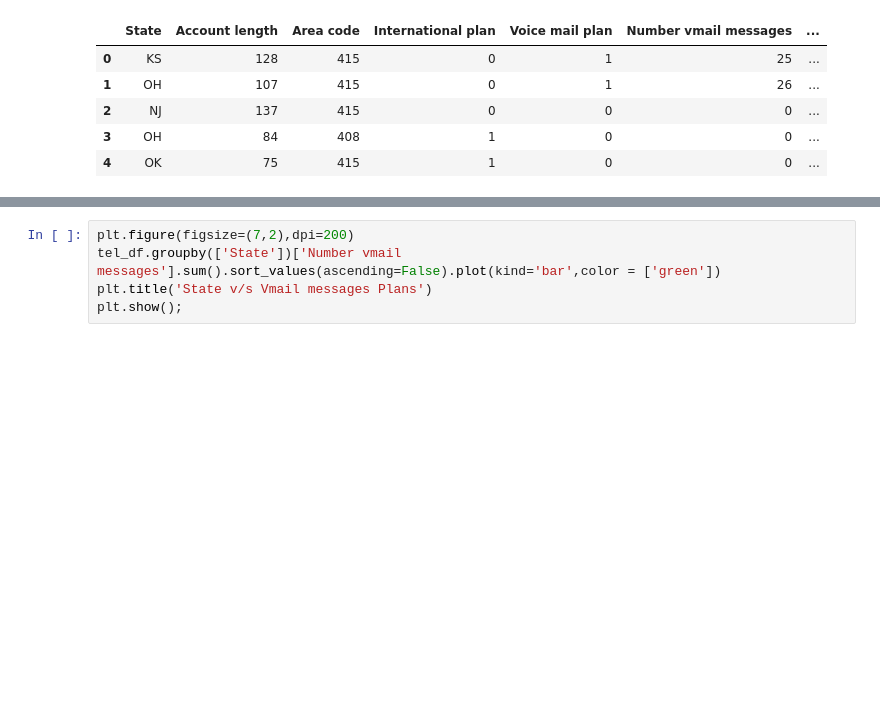
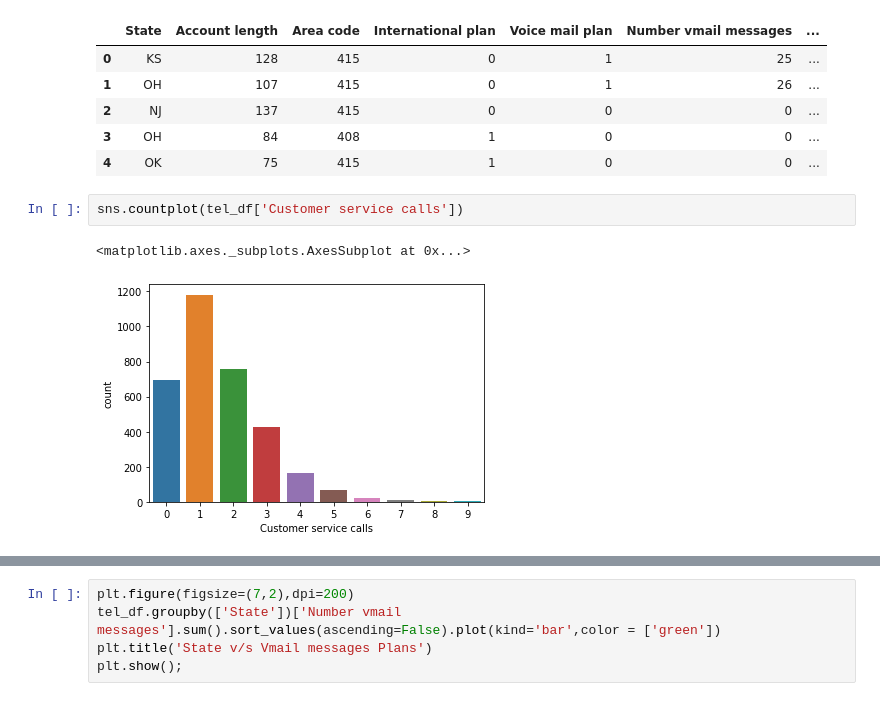
Before and after one commit to shyamsundar-v/Telecom-Churn-Analysis, a Jupyter notebook: Telecom_Churn_Analysis_Capstone_Project.ipynb, the cells around one changed output, grey strips where cells are left out. Cells and saved outputs as stored; diff of their text form; blank space fills up the shorter version.

```diff
--- a/Telecom_Churn_Analysis_Capstone_Project.ipynb
+++ b/Telecom_Churn_Analysis_Capstone_Project.ipynb
@@ -164,3 +166,8 @@ tel_df.head()
 | 2 | NJ | 137 | 415 | 0 | 0 | 0 | ... |
 | 3 | OH | 84 | 408 | 1 | 0 | 0 | ... |
 | 4 | OK | 75 | 415 | 1 | 0 | 0 | ... |
+# %%
+sns.countplot(tel_df['Customer service calls'])
+# %% [output]
+<matplotlib.axes._subplots.AxesSubplot at 0x...>
+[figure, added]
```
Also changed, not shown: parts of 17 cells of this notebook.
